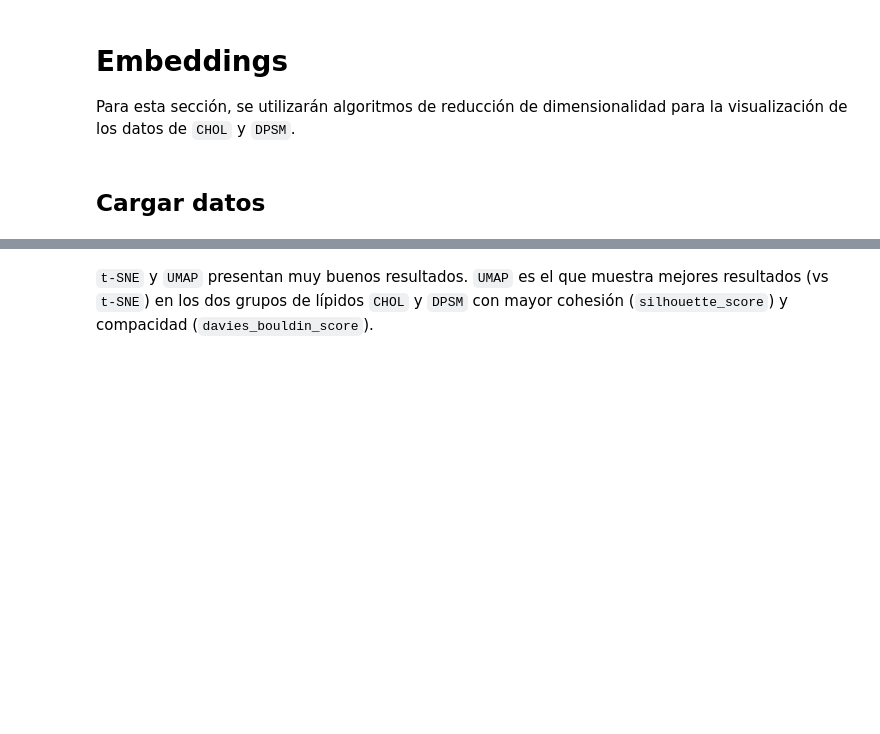
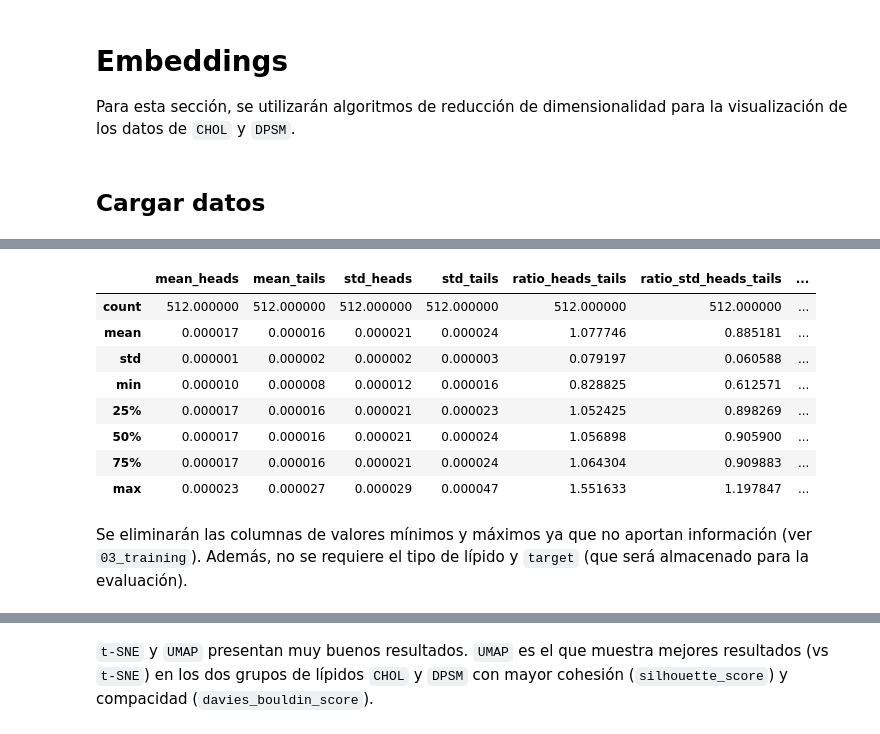
Before and after one commit to dylanhrojas/mouse-nmr, a Jupyter notebook: notebooks/04_embeddings.ipynb, the cells around one changed output, grey strips where cells are left out. Cells and saved outputs as stored; diff of their text form; code cells hidden in the pictures; blank space fills up the shorter version.

```diff
--- a/notebooks/04_embeddings.ipynb
+++ b/notebooks/04_embeddings.ipynb
@@ -20,2 +33,16 @@ df_dpsm = pd.read_csv("../data/dpsm.csv")
+# %%
+df_dpsm.describe()
+# %% [output]
+|  | mean_heads | mean_tails | std_heads | std_tails | ratio_heads_tails | ratio_std_heads_tails | ... |
+| count | 512.000000 | 512.000000 | 512.000000 | 512.000000 | 512.000000 | 512.000000 | ... |
+| mean | 0.000017 | 0.000016 | 0.000021 | 0.000024 | 1.077746 | 0.885181 | ... |
+| std | 0.000001 | 0.000002 | 0.000002 | 0.000003 | 0.079197 | 0.060588 | ... |
+| min | 0.000010 | 0.000008 | 0.000012 | 0.000016 | 0.828825 | 0.612571 | ... |
+| 25% | 0.000017 | 0.000016 | 0.000021 | 0.000023 | 1.052425 | 0.898269 | ... |
+| 50% | 0.000017 | 0.000016 | 0.000021 | 0.000024 | 1.056898 | 0.905900 | ... |
+| 75% | 0.000017 | 0.000016 | 0.000021 | 0.000024 | 1.064304 | 0.909883 | ... |
+| max | 0.000023 | 0.000027 | 0.000029 | 0.000047 | 1.551633 | 1.197847 | ... |
+# %% [markdown]
+Se eliminarán las columnas de valores mínimos y máximos ya que no aportan información (ver `03_training`). Además, no se requiere el tipo de lípido y `target` (que será almacenado para la evaluación).
 # %%
 %%time
```
Also changed, not shown: parts of 8 cells of this notebook.
